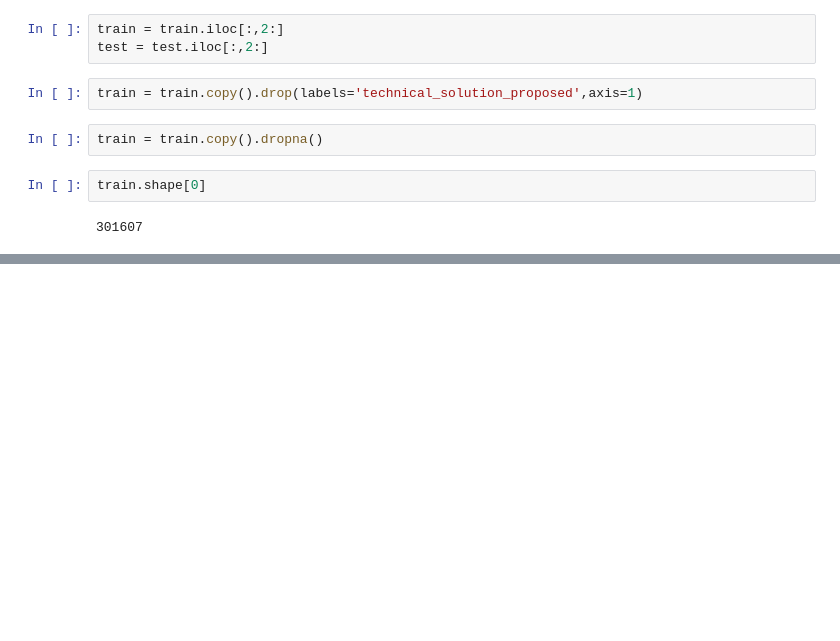
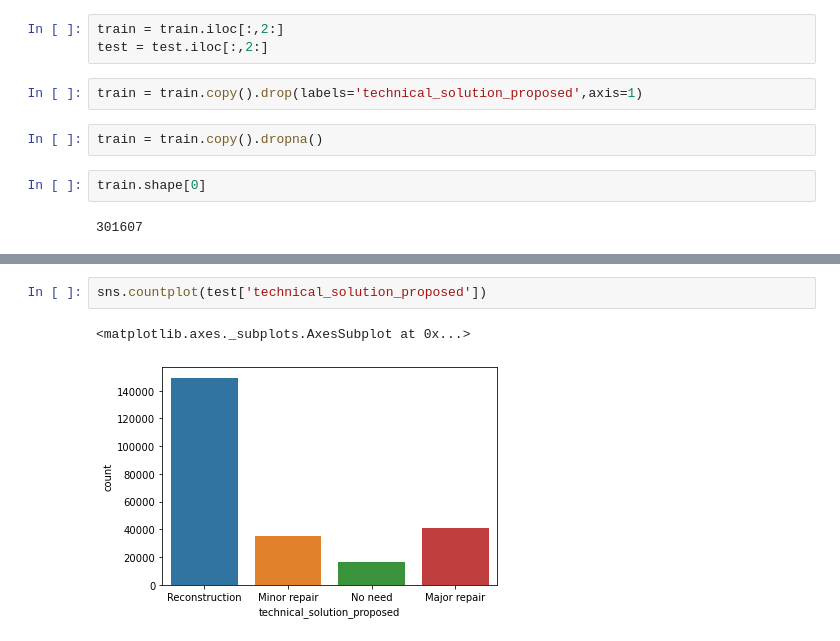
Before and after one commit to abilcode/joints, a Jupyter notebook: iter1/n1.ipynb, the cells around one changed output, grey strips where cells are left out. Saved outputs shown, nothing was run; the diff lists cells and outputs as text; blank space fills up the shorter version.

```diff
--- a/iter1/n1.ipynb
+++ b/iter1/n1.ipynb
@@ -73,0 +136,5 @@ for train_index, test_index in skf.split(df_encoded, y):
+# %%
+sns.countplot(test['technical_solution_proposed'])
+# %% [output]
+<matplotlib.axes._subplots.AxesSubplot at 0x...>
+[figure, added]
```
Also changed, not shown: parts of 18 cells of this notebook, 6 other files.
